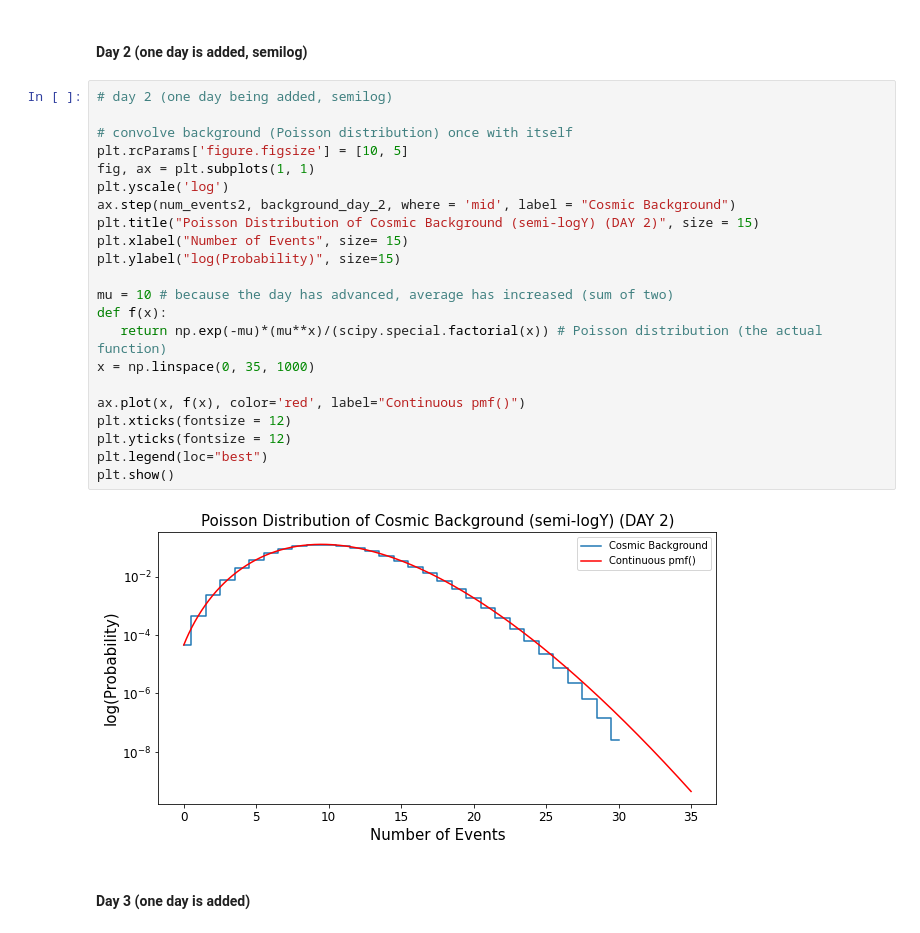
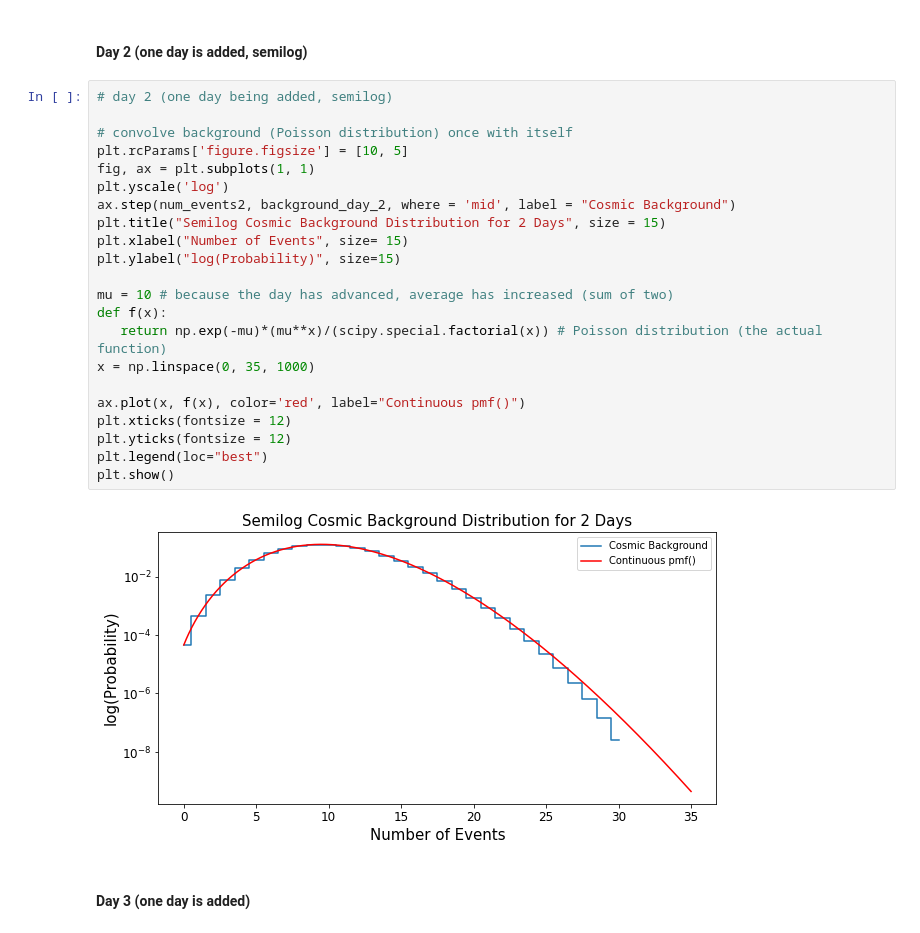
Before and after one commit to MinniVan/PHYS-434, a Jupyter notebook: lab-2.ipynb, the cells around one changed output. Drawn from its saved outputs; the diff is of its cells as text.

```diff
--- a/lab-2.ipynb
+++ b/lab-2.ipynb
@@ -109,27 +109,27 @@ plt.show()
 # %%
 # day 2 (one day being added, semilog)
 
 # convolve background (Poisson distribution) once with itself
 plt.rcParams['figure.figsize'] = [10, 5]
 fig, ax = plt.subplots(1, 1)
 plt.yscale('log')
 ax.step(num_events2, background_day_2, where = 'mid', label = "Cosmic Background")
-plt.title("Poisson Distribution of Cosmic Background (semi-logY) (DAY 2)", size = 15)
+plt.title("Semilog Cosmic Background Distribution for 2 Days", size = 15)
 plt.xlabel("Number of Events", size= 15)
 plt.ylabel("log(Probability)", size=15)
 
 mu = 10 # because the day has advanced, average has increased (sum of two)
 def f(x):
    return np.exp(-mu)*(mu**x)/(scipy.special.factorial(x)) # Poisson distribution (the actual function)
 x = np.linspace(0, 35, 1000)
 
 ax.plot(x, f(x), color='red', label="Continuous pmf()")
 plt.xticks(fontsize = 12)
 plt.yticks(fontsize = 12)
 plt.legend(loc="best")
 plt.show()
 # %% [output]
-[figure, old version]
+[figure, new version]
 # %% [markdown]
 #### Day 3 (one day is added)
 # %%
```
Also changed, not shown: parts of 5 cells of this notebook, 1 other file.
